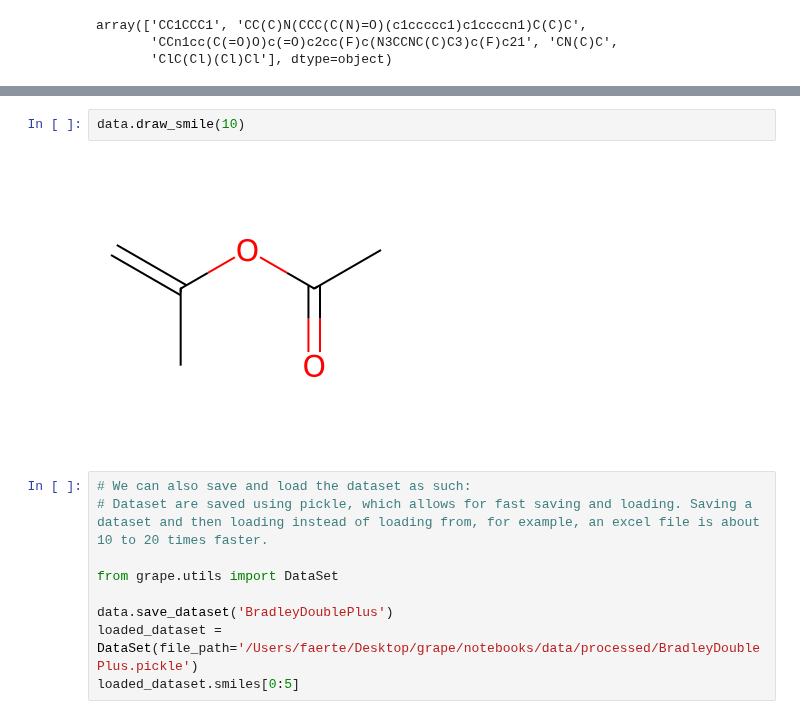
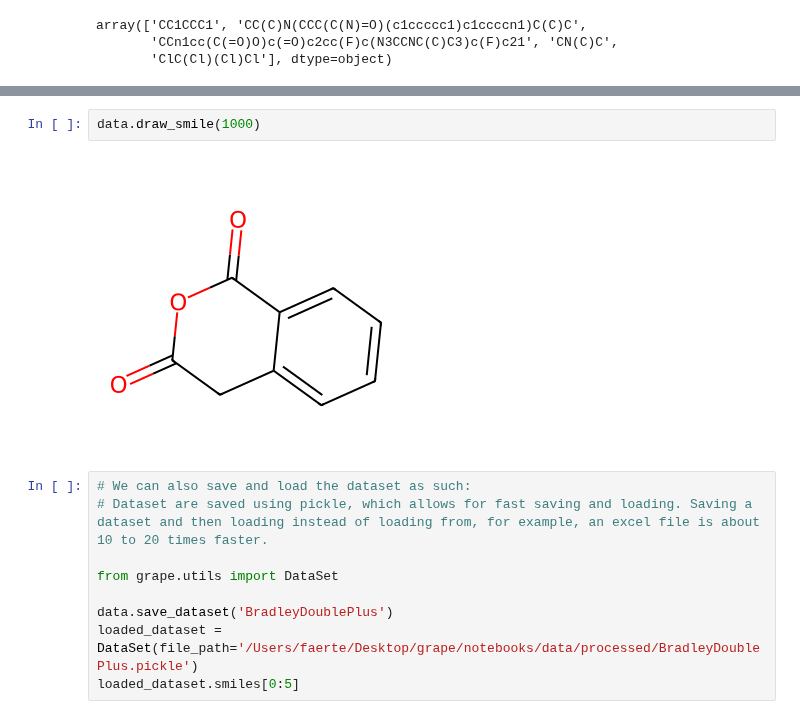
Before and after one commit to aerte/GraPE, a Jupyter notebook: docs/source/Demonstration.ipynb, the cells around one changed output, grey strips where cells are left out. Cells and saved outputs as stored; diff of their text form.

```diff
--- a/docs/source/Demonstration.ipynb
+++ b/docs/source/Demonstration.ipynb
@@ -54,7 +56,7 @@ data[0:5]
 # %%
-data.draw_smile(10)
+data.draw_smile(1000)
 # %% [output]
-[figure, old version]
+[figure, new version]
 # %%
 # We can also save and load the dataset as such:
 # Dataset are saved using pickle, which allows for fast saving and loading. Saving a dataset and then loading instead of loading from, for example, an excel file is about 10 to 20 times faster.
```
Also changed, not shown: parts of 24 cells of this notebook, 17 other files.
